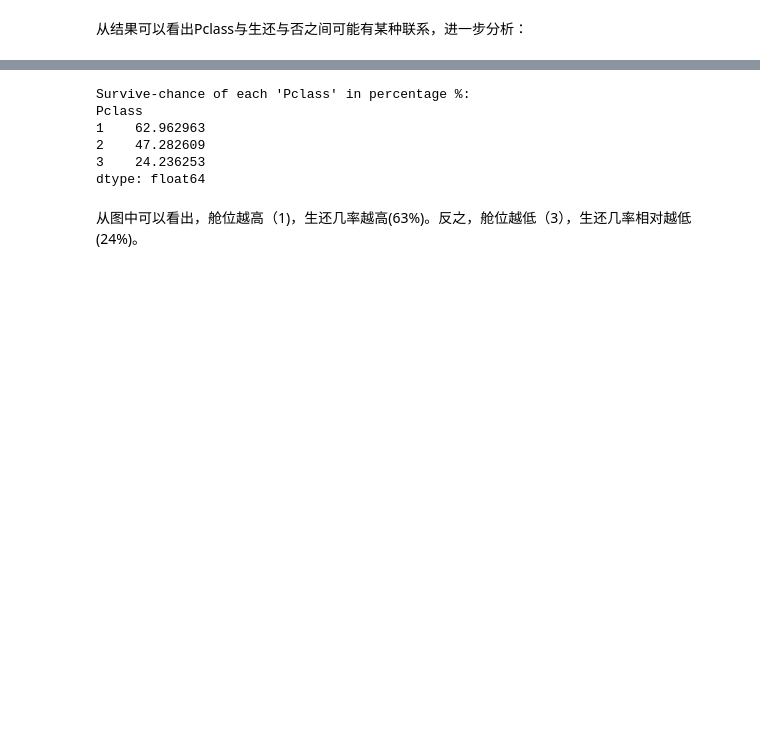
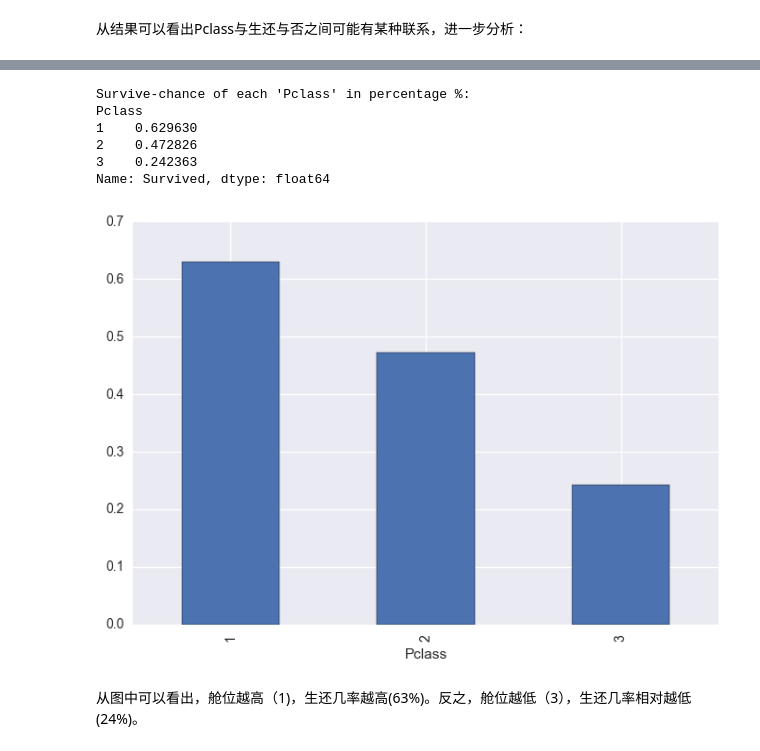
Before and after one commit to deCHN/DA-P2, a Jupyter notebook: titanic_data_explore.ipynb, the cells around one changed output, grey strips where cells are left out. Saved outputs shown, nothing was run; the diff lists cells and outputs as text; code cells hidden in the pictures; blank space fills up the shorter version.

```diff
--- a/titanic_data_explore.ipynb
+++ b/titanic_data_explore.ipynb
@@ -193,15 +193,19 @@ byPclass.first()
 | 1 | 2 | 1 | Cumings, Mrs. John Bradley (Flore... | female | 38.0 | 1 | 0 | PC 17599 | 71.2833 | C85 | ... |
 | 2 | 10 | 1 | Nasser, Mrs. Nicholas (Adele Achem) | female | 14.0 | 1 | 0 | 237736 | 30.0708 | 0 | ... |
 | 3 | 1 | 0 | Braund, Mr. Owen Harris | male | 22.0 | 1 | 0 | A/5 21171 | 7.2500 | 0 | ... |
-# %%
-print "Survive-chance of each 'Pclass' in percentage %:\n", byPclass.Survived.sum().div(byPclass.size()) * 100
-# %% [output]
-Survive-chance of each 'Pclass' in percentage %:
-Pclass
-1    62.962963
-2    47.282609
-3    24.236253
-dtype: float64
+# %%
+meanByPclass = byPclass.Survived.mean()
+print "Survive-chance of each 'Pclass' in percentage %:\n", meanByPclass
+meanByPclass.plot(kind='bar')
+plt.show()
+# %% [output]
+Survive-chance of each 'Pclass' in percentage %:
+Pclass
+1    0.629630
+2    0.472826
+3    0.242363
+Name: Survived, dtype: float64
+[figure, added]
 # %% [markdown]
 从图中可以看出，舱位越高（1)，生还几率越高(63%)。反之，舱位越低（3），生还几率相对越低(24%)。
 # %% [markdown]
```
Also changed, not shown: parts of 5 cells of this notebook.
